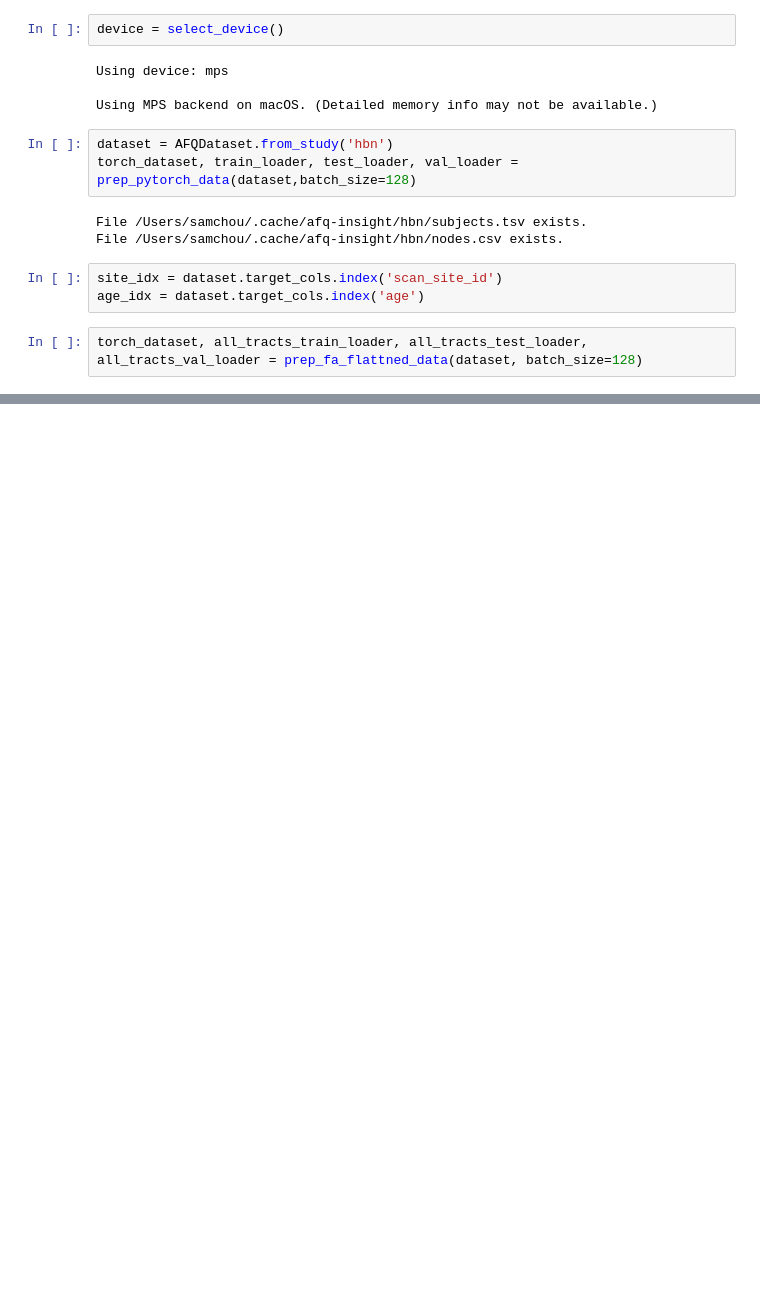
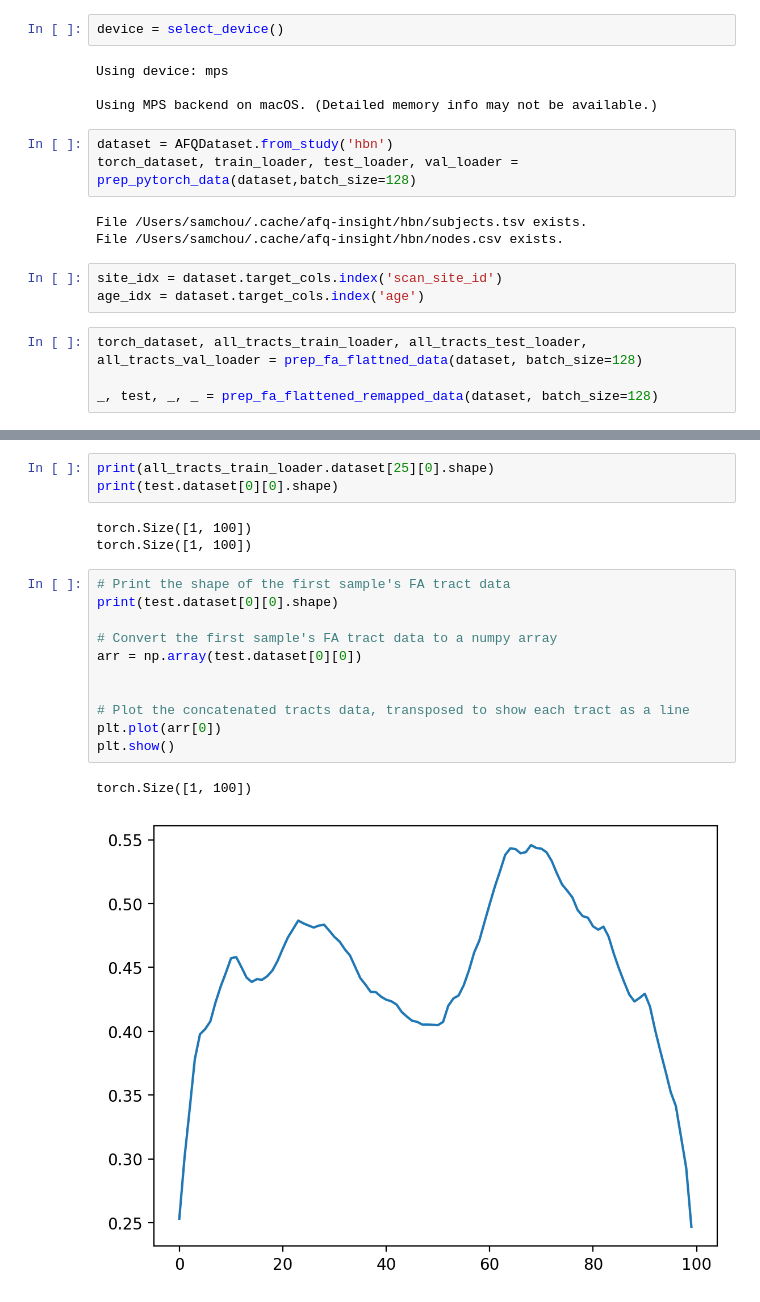
Before and after one commit to EntropyChicken/Asa-Jats-Task-Vectors-On-AFQ-Insight, a Jupyter notebook: ConvAE_Experiments/Variational/fa_tracts_data/vae_age_site_conv_combined_fa_flattened.ipynb, the cells around one changed output, grey strips where cells are left out. Cells and saved outputs as stored; diff of their text form; blank space fills up the shorter version.

```diff
--- a/ConvAE_Experiments/Variational/fa_tracts_data/vae_age_site_conv_combined_fa_flattened.ipynb
+++ b/ConvAE_Experiments/Variational/fa_tracts_data/vae_age_site_conv_combined_fa_flattened.ipynb
@@ -43,3 +43,5 @@ site_idx = dataset.target_cols.index('scan_site_id')
 age_idx = dataset.target_cols.index('age')
 # %%
 torch_dataset, all_tracts_train_loader, all_tracts_test_loader, all_tracts_val_loader = prep_fa_flattned_data(dataset, batch_size=128)
+
+_, test, _, _ = prep_fa_flattened_remapped_data(dataset, batch_size=128)
@@ -46,3 +66,23 @@ torch_dataset, all_tracts_train_loader, all_tracts_test_loader, all_tracts_val_l
+# %%
+print(all_tracts_train_loader.dataset[25][0].shape)
+print(test.dataset[0][0].shape)
+# %% [output]
+torch.Size([1, 100])
+torch.Size([1, 100])
+# %%
+# Print the shape of the first sample's FA tract data
+print(test.dataset[0][0].shape)
+
+# Convert the first sample's FA tract data to a numpy array
+arr = np.array(test.dataset[0][0])
+
+
+# Plot the concatenated tracts data, transposed to show each tract as a line
+plt.plot(arr[0])
+plt.show()
+# %% [output]
+torch.Size([1, 100])
+[figure, added]
 # %%
 print("Preparing initial PyTorch data loaders...")
 try:
```
Also changed, not shown: parts of 7 cells of this notebook, 52 other files.
